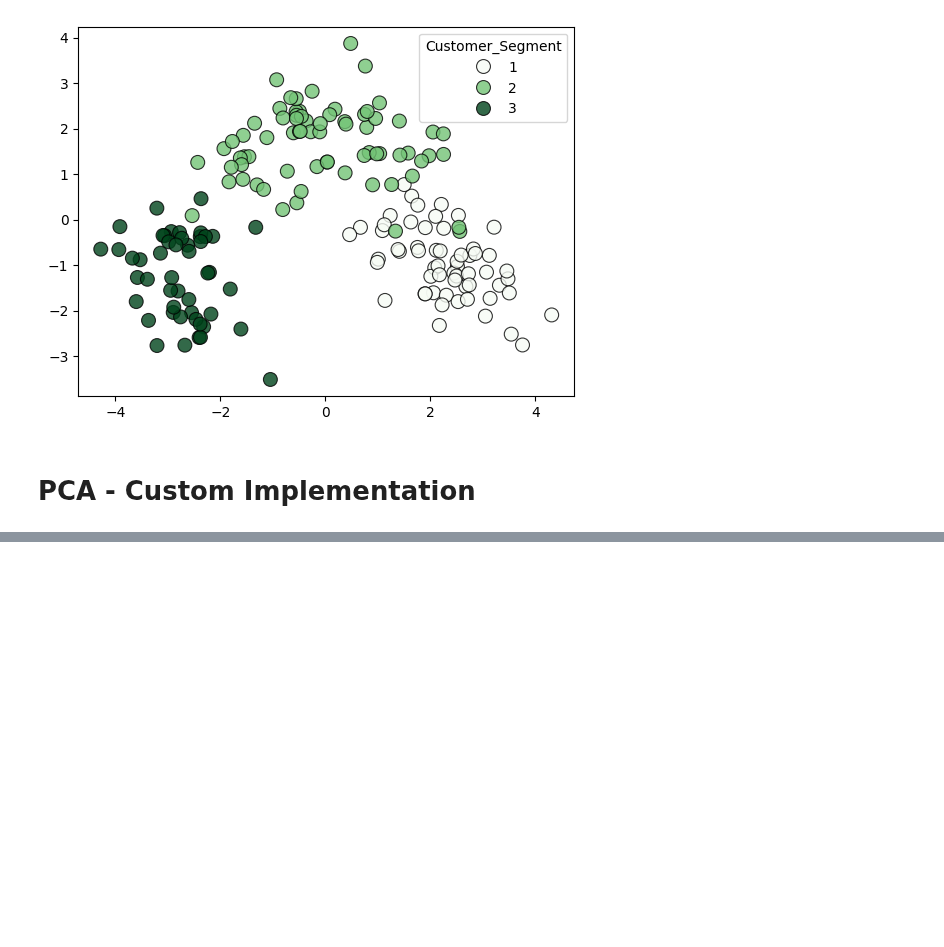
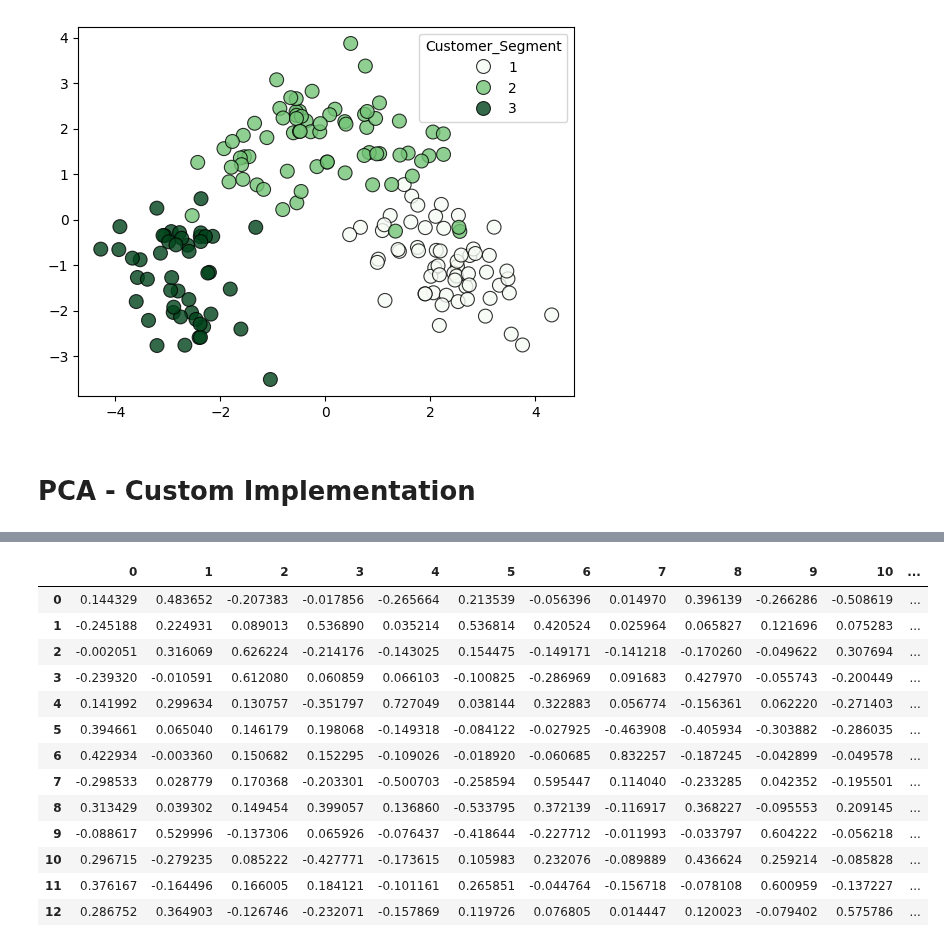
Before and after one commit to khetansarvesh/Tabular-Cross-Sectional-Modelling, a Jupyter notebook: modelling/dimensionality-reduction/PCA.ipynb, the cells around one changed output, grey strips where cells are left out. Cells and saved outputs as stored; diff of their text form; code cells hidden in the pictures; blank space fills up the shorter version.

```diff
--- a/modelling/dimensionality-reduction/PCA.ipynb
+++ b/modelling/dimensionality-reduction/PCA.ipynb
@@ -199,0 +233,21 @@ Eigenvectors:
+# %%
+# Adjusting the eigenvectors (loadings) that are largest in absolute value to be positive
+max_abs_idx = np.argmax(np.abs(eig_vecs), axis=0)
+signs = np.sign(eig_vecs[max_abs_idx, range(eig_vecs.shape[0])])
+eig_vecs = eig_vecs*signs[np.newaxis,:]
+pd.DataFrame(eig_vecs)
+# %% [output]
+|  | 0 | 1 | 2 | 3 | 4 | 5 | 6 | 7 | 8 | 9 | 10 | ... |
+| 0 | 0.144329 | 0.483652 | -0.207383 | -0.017856 | -0.265664 | 0.213539 | -0.056396 | 0.014970 | 0.396139 | -0.266286 | -0.508619 | ... |
+| 1 | -0.245188 | 0.224931 | 0.089013 | 0.536890 | 0.035214 | 0.536814 | 0.420524 | 0.025964 | 0.065827 | 0.121696 | 0.075283 | ... |
+| 2 | -0.002051 | 0.316069 | 0.626224 | -0.214176 | -0.143025 | 0.154475 | -0.149171 | -0.141218 | -0.170260 | -0.049622 | 0.307694 | ... |
+| 3 | -0.239320 | -0.010591 | 0.612080 | 0.060859 | 0.066103 | -0.100825 | -0.286969 | 0.091683 | 0.427970 | -0.055743 | -0.200449 | ... |
+| 4 | 0.141992 | 0.299634 | 0.130757 | -0.351797 | 0.727049 | 0.038144 | 0.322883 | 0.056774 | -0.156361 | 0.062220 | -0.271403 | ... |
+| 5 | 0.394661 | 0.065040 | 0.146179 | 0.198068 | -0.149318 | -0.084122 | -0.027925 | -0.463908 | -0.405934 | -0.303882 | -0.286035 | ... |
+| 6 | 0.422934 | -0.003360 | 0.150682 | 0.152295 | -0.109026 | -0.018920 | -0.060685 | 0.832257 | -0.187245 | -0.042899 | -0.049578 | ... |
+| 7 | -0.298533 | 0.028779 | 0.170368 | -0.203301 | -0.500703 | -0.258594 | 0.595447 | 0.114040 | -0.233285 | 0.042352 | -0.195501 | ... |
+| 8 | 0.313429 | 0.039302 | 0.149454 | 0.399057 | 0.136860 | -0.533795 | 0.372139 | -0.116917 | 0.368227 | -0.095553 | 0.209145 | ... |
+| 9 | -0.088617 | 0.529996 | -0.137306 | 0.065926 | -0.076437 | -0.418644 | -0.227712 | -0.011993 | -0.033797 | 0.604222 | -0.056218 | ... |
+| 10 | 0.296715 | -0.279235 | 0.085222 | -0.427771 | -0.173615 | 0.105983 | 0.232076 | -0.089889 | 0.436624 | 0.259214 | -0.085828 | ... |
+| 11 | 0.376167 | -0.164496 | 0.166005 | 0.184121 | -0.101161 | 0.265851 | -0.044764 | -0.156718 | -0.078108 | 0.600959 | -0.137227 | ... |
+| 12 | 0.286752 | 0.364903 | -0.126746 | -0.232071 | -0.157869 | 0.119726 | 0.076805 | 0.014447 | 0.120023 | -0.079402 | 0.575786 | ... |
```
Also changed, not shown: parts of 15 cells of this notebook.
